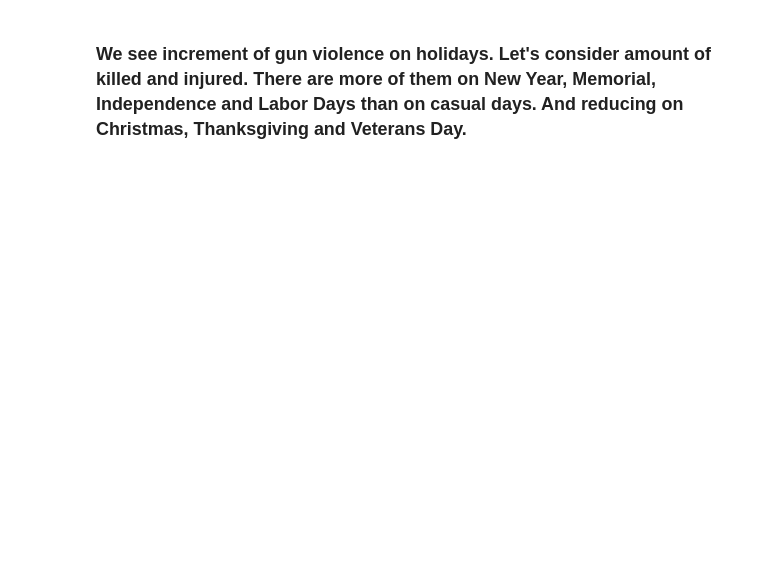
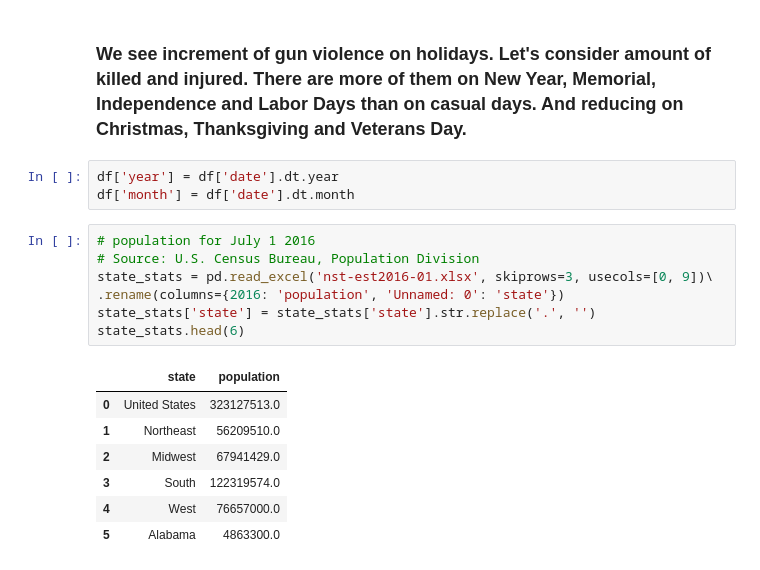
Before and after one commit to belkasanek/eda-gun-violence, a Jupyter notebook: gun_violence_eda.ipynb, the cells around one changed output. Saved outputs shown, nothing was run; the diff lists cells and outputs as text; blank space fills up the shorter version.

```diff
--- a/gun_violence_eda.ipynb
+++ b/gun_violence_eda.ipynb
@@ -833,2 +836,20 @@ plt.ylabel('Difference between holiday and casual', fontsize=15);
 # %% [markdown]
 ### We see increment of gun violence on holidays. Let's consider amount of killed and injured. There are more of them on New Year, Memorial, Independence and Labor Days than on casual days. And reducing on Christmas, Thanksgiving and Veterans Day.
+# %%
+df['year'] = df['date'].dt.year
+df['month'] = df['date'].dt.month
+# %%
+# population for July 1 2016
+# Source: U.S. Census Bureau, Population Division
+state_stats = pd.read_excel('nst-est2016-01.xlsx', skiprows=3, usecols=[0, 9])\
+.rename(columns={2016: 'population', 'Unnamed: 0': 'state'})
+state_stats['state'] = state_stats['state'].str.replace('.', '')
+state_stats.head(6)
+# %% [output]
+|  | state | population |
+| 0 | United States | 323127513.0 |
+| 1 | Northeast | 56209510.0 |
+| 2 | Midwest | 67941429.0 |
+| 3 | South | 122319574.0 |
+| 4 | West | 76657000.0 |
+| 5 | Alabama | 4863300.0 |
```
Also changed, not shown: parts of 13 cells of this notebook.
